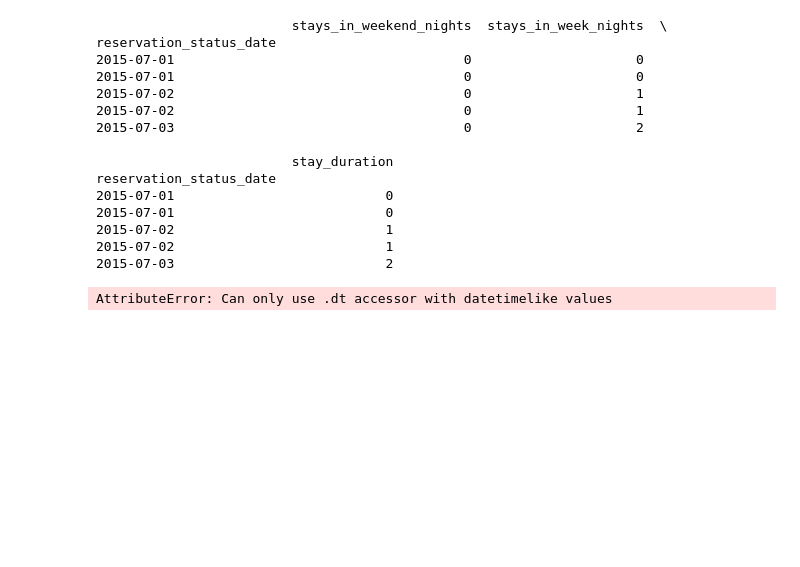
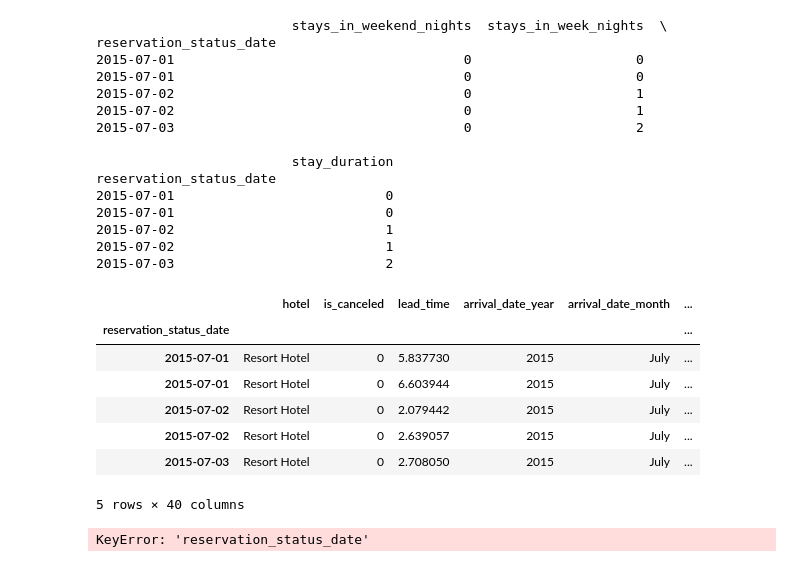
Before and after one commit to chapagainanish/DataScience, a Jupyter notebook: hotelbooking.ipynb, the cells around one changed output. Cells and saved outputs as stored; diff of their text form; code cells hidden in the pictures; blank space fills up the shorter version.

```diff
--- a/hotelbooking.ipynb
+++ b/hotelbooking.ipynb
@@ -691,28 +686,40 @@ reservation_status_date
 2015-07-02                           1
 2015-07-02                           1
 2015-07-03                           2
-# %%
-# Derive season from month
-def get_season(month):
-    if month in [12, 1, 2]:
-        return 'Winter'
-    elif month in [3, 4, 5]:
-        return 'Spring'
-    elif month in [6, 7, 8]:
-        return 'Summer'
-    else:
-        return 'Autumn'
-
-booking_data['season'] = booking_data['arrival_date_month'].apply(lambda x: get_season(x))
-
-# Derive month name
-month_names = {1: 'January', 2: 'February', 3: 'March', 4: 'April', 5: 'May', 6: 'June', 7: 'July', 8: 'August', 9: 'September', 10: 'October', 11: 'November', 12: 'December'}
-booking_data['month_name'] = booking_data['arrival_date_month'].map(month_names)
-
-# Derive day of the week
-booking_data['day_of_week'] = booking_data['arrival_date_week_number'].dt.day_name()
-
-# Display the first few rows to verify the changes
-print(booking_data[['season', 'month_name', 'day_of_week']].head())
-# %% [output]
-AttributeError: Can only use .dt accessor with datetimelike values
+# %%
+# Convert arrival date columns to a single datetime column
+booking_data['arrival_date'] = pd.to_datetime(booking_data['arrival_date_year'].astype(str) + '-' +
+                                                        booking_data['arrival_date_month'].astype(str) + '-01')
+booking_data
+# Calculate duration of stay
+booking_data['total_stay'] = booking_data['stays_in_weekend_nights'] + booking_data['stays_in_week_nights']
+booking_data['total_stay']
+# Derive new features from date columns
+booking_data['arrival_month'] = booking_data['arrival_date'].dt.month_name()
+booking_data['arrival_day'] = booking_data['arrival_date'].dt.day_name()
+booking_data['season'] = booking_data['arrival_date'].dt.month % 12 // 3 + 1
+booking_data['season'] = booking_data['season'].map({1: 'Winter', 2: 'Spring', 3: 'Summer', 4: 'Fall'})
+
+booking_data.head()
+# %% [output]
+|  | hotel | is_canceled | lead_time | arrival_date_year | arrival_date_month | ... |
+| reservation_status_date |  |  |  |  |  | ... |
+| 2015-07-01 | Resort Hotel | 0 | 5.837730 | 2015 | July | ... |
+| 2015-07-01 | Resort Hotel | 0 | 6.603944 | 2015 | July | ... |
+| 2015-07-02 | Resort Hotel | 0 | 2.079442 | 2015 | July | ... |
+| 2015-07-02 | Resort Hotel | 0 | 2.639057 | 2015 | July | ... |
+| 2015-07-03 | Resort Hotel | 0 | 2.708050 | 2015 | July | ... |
+5 rows × 40 columns
+# %%
+# Convert reservation_status_date to datetime format with dayfirst=True
+booking_data['reservation_status_date'] = pd.to_datetime(booking_data['reservation_status_date'], dayfirst=True)
+
+# Extract additional features from the datetime column
+booking_data['reservation_status_day'] = booking_data['reservation_status_date'].dt.day_name()
+booking_data['reservation_status_month'] = booking_data['reservation_status_date'].dt.month_name()
+booking_data['reservation_status_hour'] = booking_data['reservation_status_date'].dt.hour
+
+# Display the first few rows to verify the changes
+booking_data[['reservation_status_date', 'reservation_status_day', 'reservation_status_month', 'reservation_status_hour']].head(10)
+# %% [output]
+KeyError: 'reservation_status_date'
```
Also changed, not shown: parts of 1 cell of this notebook.
